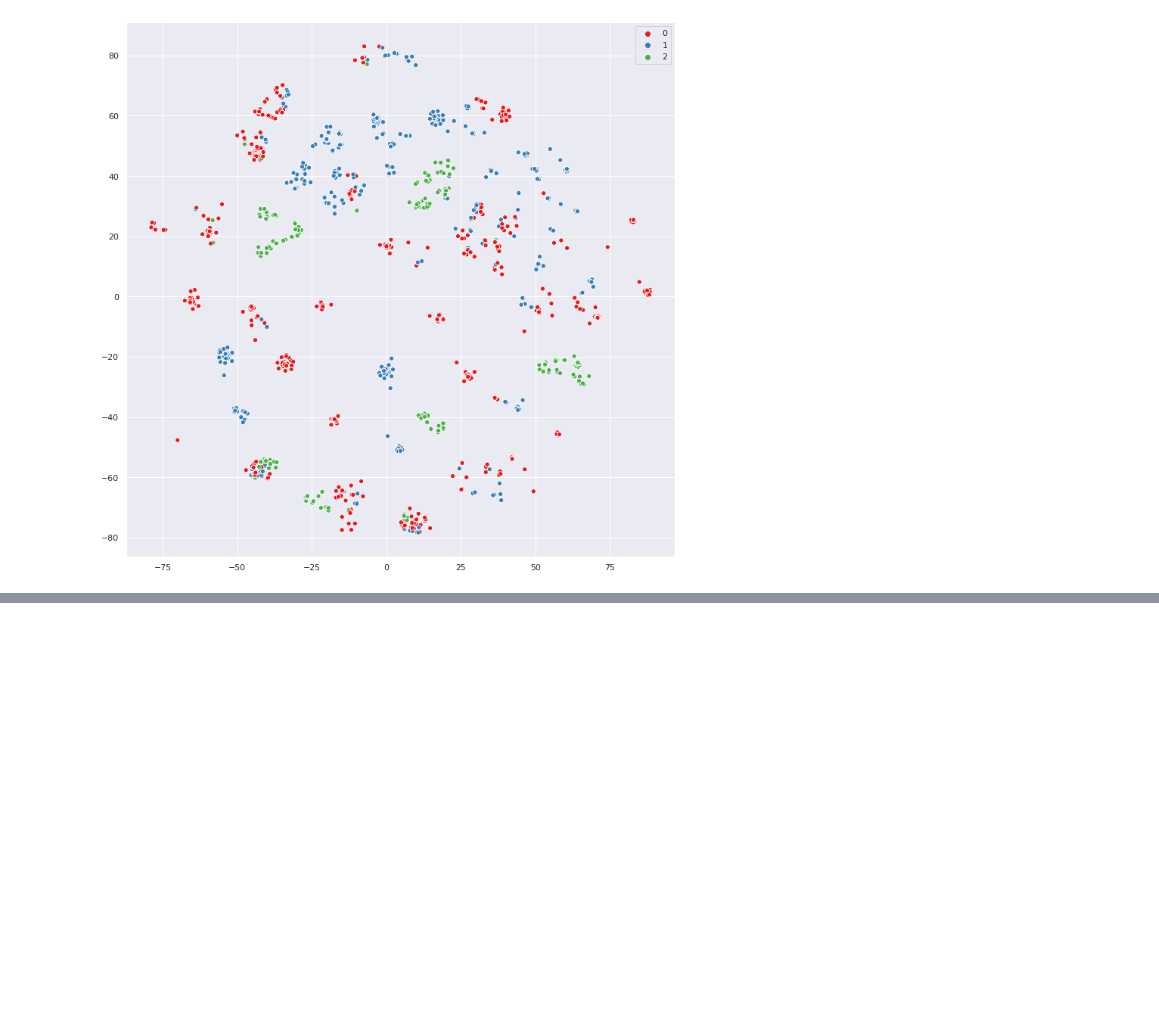
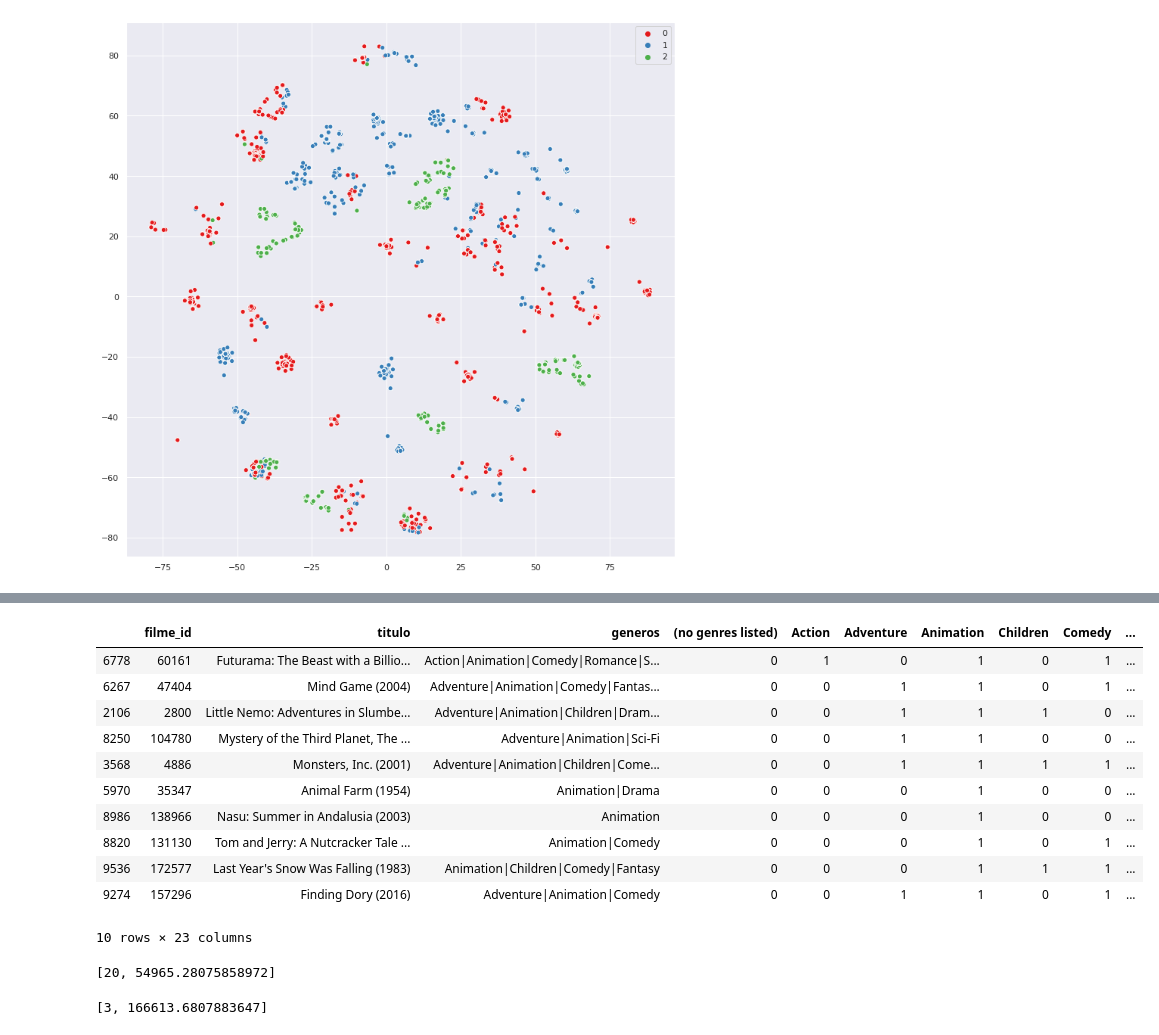
Before and after one commit to chamatt/Alura-Machine-Learning-Track, a Jupyter notebook: 02 - Introdução a algoritmos não supervisionados/KMeans.ipynb, the cells around one changed output, grey strips where cells are left out. Drawn from its saved outputs; the diff is of its cells as text; code cells hidden in the pictures; blank space fills up the shorter version.

```diff
--- a/02 - Introdução a algoritmos não supervisionados/KMeans.ipynb
+++ b/02 - Introdução a algoritmos não supervisionados/KMeans.ipynb
@@ -205,0 +232,18 @@ sns.scatterplot(x=visualizacao[:,0],
+# %%
+grupo = 14
+filtro = modelo.labels_ == grupo
+
+dados_dos_filmes[filtro].sample(10)
+# %% [output]
+|  | filme_id | titulo | generos | (no genres listed) | Action | Adventure | Animation | Children | Comedy | ... |
+| 6778 | 60161 | Futurama: The Beast with a Billio... | Action|Animation|Comedy|Romance|S... | 0 | 1 | 0 | 1 | 0 | 1 | ... |
+| 6267 | 47404 | Mind Game (2004) | Adventure|Animation|Comedy|Fantas... | 0 | 0 | 1 | 1 | 0 | 1 | ... |
+| 2106 | 2800 | Little Nemo: Adventures in Slumbe... | Adventure|Animation|Children|Dram... | 0 | 0 | 1 | 1 | 1 | 0 | ... |
+| 8250 | 104780 | Mystery of the Third Planet, The ... | Adventure|Animation|Sci-Fi | 0 | 0 | 1 | 1 | 0 | 0 | ... |
+| 3568 | 4886 | Monsters, Inc. (2001) | Adventure|Animation|Children|Come... | 0 | 0 | 1 | 1 | 1 | 1 | ... |
+| 5970 | 35347 | Animal Farm (1954) | Animation|Drama | 0 | 0 | 0 | 1 | 0 | 0 | ... |
+| 8986 | 138966 | Nasu: Summer in Andalusia (2003) | Animation | 0 | 0 | 0 | 1 | 0 | 0 | ... |
+| 8820 | 131130 | Tom and Jerry: A Nutcracker Tale ... | Animation|Comedy | 0 | 0 | 0 | 1 | 0 | 1 | ... |
+| 9536 | 172577 | Last Year's Snow Was Falling (1983) | Animation|Children|Comedy|Fantasy | 0 | 0 | 0 | 1 | 1 | 1 | ... |
+| 9274 | 157296 | Finding Dory (2016) | Adventure|Animation|Comedy | 0 | 0 | 1 | 1 | 0 | 1 | ... |
+10 rows × 23 columns
@@ -205,0 +255,8 @@ sns.scatterplot(x=visualizacao[:,0],
+# %%
+kmeans(20, generos_escalados)
+# %% [output]
+[20, 54965.28075858972]
+# %%
+kmeans(3, generos_escalados)
+# %% [output]
+[3, 166613.6807883647]
```
Also changed, not shown: parts of 10 cells of this notebook.
